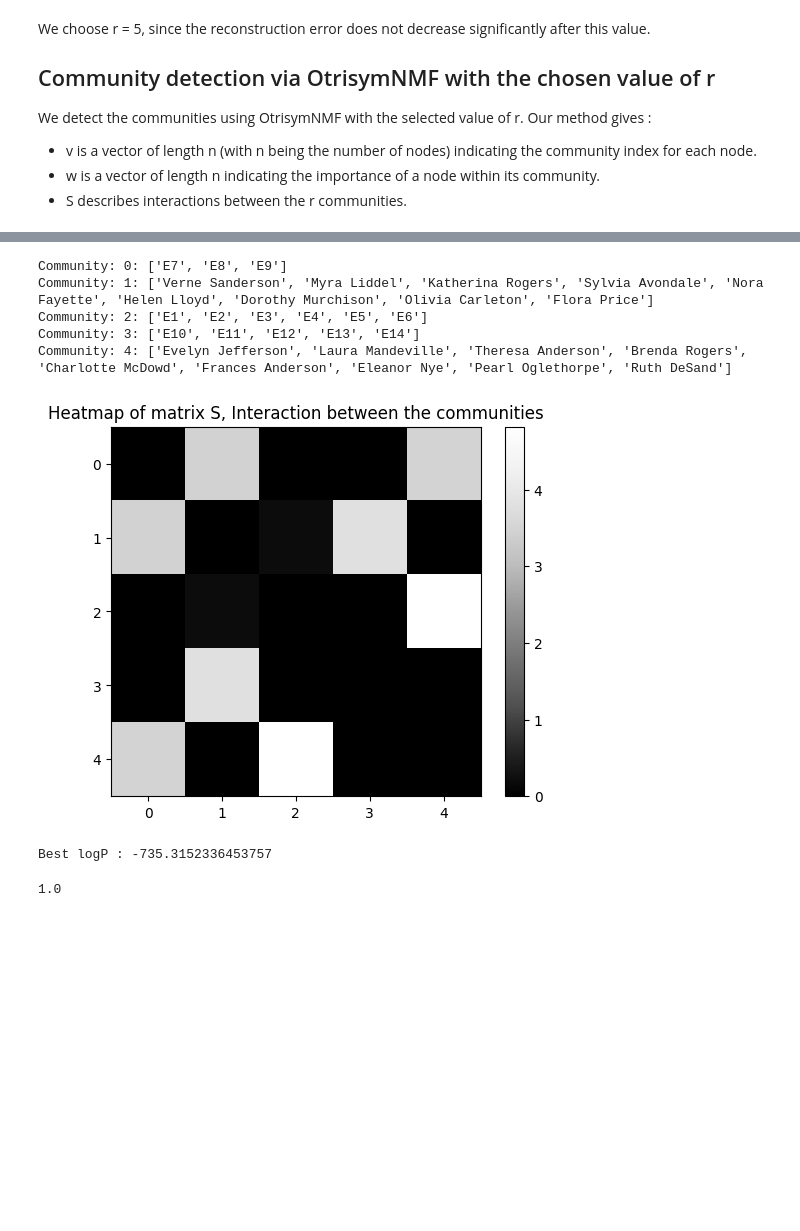
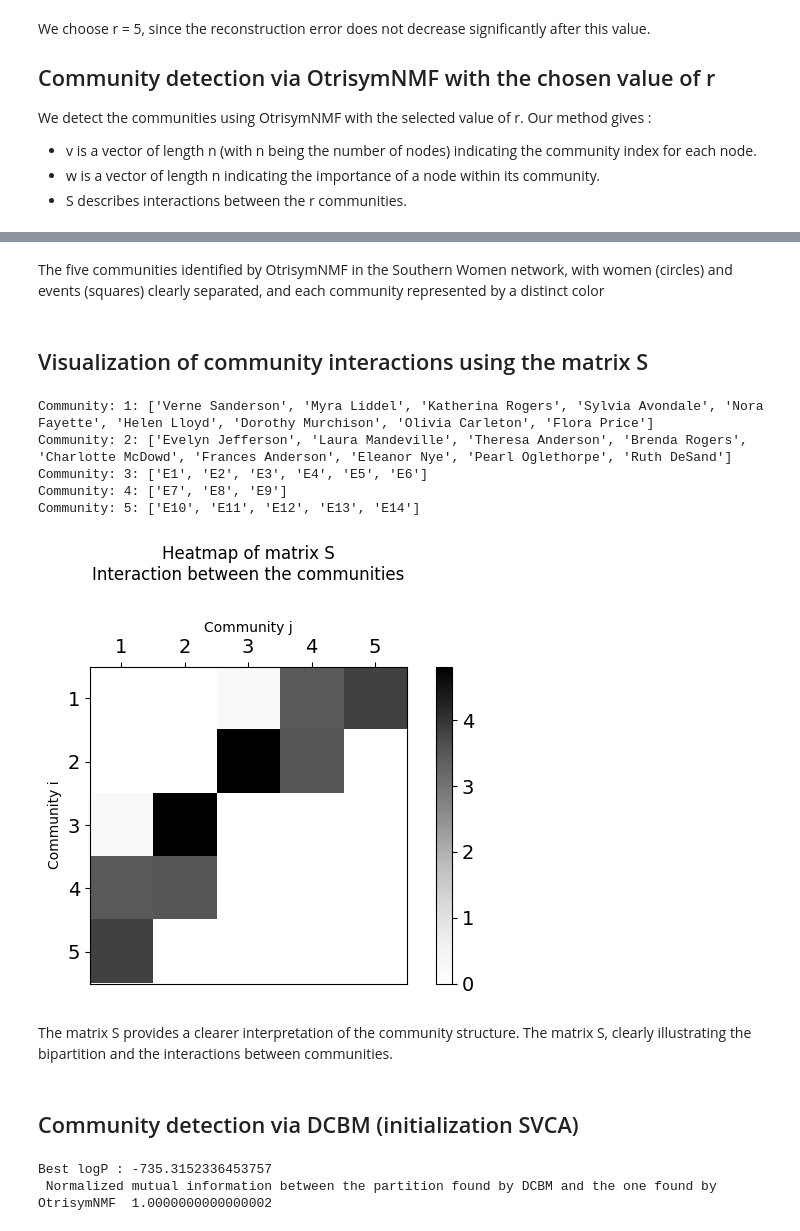
Before and after one commit to Alexia1305/OtrisymNMF_DCBM, a Jupyter notebook: Southern_women.ipynb, the cells around one changed output, grey strips where cells are left out. Cells and saved outputs as stored; diff of their text form; code cells hidden in the pictures; blank space fills up the shorter version.

Commit message:
tests and comments Southern women

```diff
--- a/Southern_women.ipynb
+++ b/Southern_women.ipynb
@@ -46,6 +44,7 @@ We detect the communities using OtrisymNMF with the selected value of r. Our met
 import matplotlib.colors as mcolors
 import matplotlib.patches as mpatches
 import random
+
 random.seed(45)
 X = nx.adjacency_matrix(G) #adjacency matrix
 w, v, S, error = OtrisymNMF.OtrisymNMF_CD(X,5,numTrials=10,verbosity=0)
@@ -54,10 +53,15 @@ w, v, S, error = OtrisymNMF.OtrisymNMF_CD(X,5,numTrials=10,verbosity=0)
 # Graph Display with labels v
 pos = nx.spring_layout(G, seed=12)
 
-colors = list(mcolors.TABLEAU_COLORS.values())
+colors = ['#E41A1C',  # rouge vif
+          '#377EB8',  # bleu soutenu
+          '#4DAF4A',  # vert modéré
+          '#984EA3',  # violet foncé
+          '#FF7F00']  # orange vif
+
 
 node_list = list(G.nodes())
-node_colors = [colors[v[i]-1] for i in range(len(node_list))]
+node_colors = [colors[v[i]] for i in range(len(node_list))]
 plt.figure(figsize=(15,12))
 
 nx.draw_networkx_nodes(G, pos,
@@ -76,14 +80,14 @@ nx.draw_networkx_nodes(G, pos,
 nx.draw_networkx_edges(G, pos, edge_color='gray')
 
 
-nx.draw_networkx_labels(G, pos, font_size=13)
+nx.draw_networkx_labels(G, pos, font_size=14)
 legend_patches = []
 for i in range(5):  # 5 communities
     patch = mpatches.Patch(color=colors[i], label=f'{i+1}')
     legend_patches.append(patch)
 
-plt.legend(handles=legend_patches, loc='best', fontsize=16)
-#plt.title("Southern Women Network")
+plt.legend(handles=legend_patches, loc='upper left', fontsize=18, title_fontsize=18, title="Communities")
+plt.title("Southern Women Network")
 plt.axis('off')
 plt.show()
 # %% [output]
@@ -91,27 +95,45 @@ plt.show()
+# %% [markdown]
+The five communities identified by OtrisymNMF in the Southern Women network, with women (circles) and events (squares) clearly separated, and each community represented by a distinct color
+# %% [markdown]
+## Visualization of community interactions using the matrix S
 # %%
 import numpy as np
+# Print the communities
 for i in range(max(v)+1):
     index=np.where(v == i)[0]
-    print(f"Community: {i}: {[list(G.nodes())[j] for j in index] }")
-
-plt.imshow(S,cmap='Greys_r')
-plt.colorbar()  # ajoute une barre de couleurs
-plt.title("Heatmap of matrix S, Interaction between the communities")
+    print(f"Community: {i+1}: {[list(G.nodes())[j] for j in index] }")
+# Display of S with a heatmap
+plt.imshow(S, cmap='Greys')
+cbar = plt.colorbar()
+cbar.ax.tick_params(labelsize=14)
+plt.gca().xaxis.set_ticks_position('top')
+plt.gca().xaxis.set_label_position('top')
+labels = np.arange(1, S.shape[0] + 1)
+plt.xticks(fontsize=14,ticks=np.arange(S.shape[1]), labels=labels)
+plt.yticks(fontsize=14,ticks=np.arange(S.shape[0]), labels=labels)
+plt.title("Heatmap of matrix S\nInteraction between the communities", pad=30)
+plt.xlabel('Community j')
+plt.ylabel('Community i')
+plt.tight_layout()
 plt.show()
 # %% [output]
-Community: 0: ['E7', 'E8', 'E9']
 Community: 1: ['Verne Sanderson', 'Myra Liddel', 'Katherina Rogers', 'Sylvia Avondale', 'Nora Fayette', 'Helen Lloyd', 'Dorothy Murchison', 'Olivia Carleton', 'Flora Price']
-Community: 2: ['E1', 'E2', 'E3', 'E4', 'E5', 'E6']
-Community: 3: ['E10', 'E11', 'E12', 'E13', 'E14']
-Community: 4: ['Evelyn Jefferson', 'Laura Mandeville', 'Theresa Anderson', 'Brenda Rogers', 'Charlotte McDowd', 'Frances Anderson', 'Eleanor Nye', 'Pearl Oglethorpe', 'Ruth DeSand']
+Community: 2: ['Evelyn Jefferson', 'Laura Mandeville', 'Theresa Anderson', 'Brenda Rogers', 'Charlotte McDowd', 'Frances Anderson', 'Eleanor Nye', 'Pearl Oglethorpe', 'Ruth DeSand']
+Community: 3: ['E1', 'E2', 'E3', 'E4', 'E5', 'E6']
+Community: 4: ['E7', 'E8', 'E9']
+Community: 5: ['E10', 'E11', 'E12', 'E13', 'E14']
-[figure, old version]
+[figure, new version]
+# %% [markdown]
+The matrix S provides a clearer interpretation of the community structure. The matrix S, clearly illustrating the bipartition and the interactions between communities.
+# %% [markdown]
+## Community detection via DCBM (initialization SVCA)
 # %%
 import pysbm
 from Utils import DC_BM
 from sklearn.metrics import normalized_mutual_info_score as NMI
 
-DCBM_partition=DC_BM(G,5,pysbm.DegreeCorrectedUnnormalizedLogLikelyhood,pysbm.KarrerInference, numTrials=5,verbosity=1,tri=False)
-NMI(DCBM_partition,v)
+DCBM_partition=DC_BM(G,5,pysbm.DegreeCorrectedUnnormalizedLogLikelyhood,pysbm.EMInference, numTrials=5,verbosity=1,tri=False,init_method="SVCA")
+print(f" Normalized mutual information between the partition found by DCBM and the one found by OtrisymNMF :{NMI(DCBM_partition,v)}")
 # %% [output]
 Best logP : -735.3152336453757
+ Normalized mutual information between the partition found by DCBM and the one found by OtrisymNMF  1.0000000000000002
-1.0
```
Also changed, not shown: parts of 5 cells of this notebook, 3 other files.
